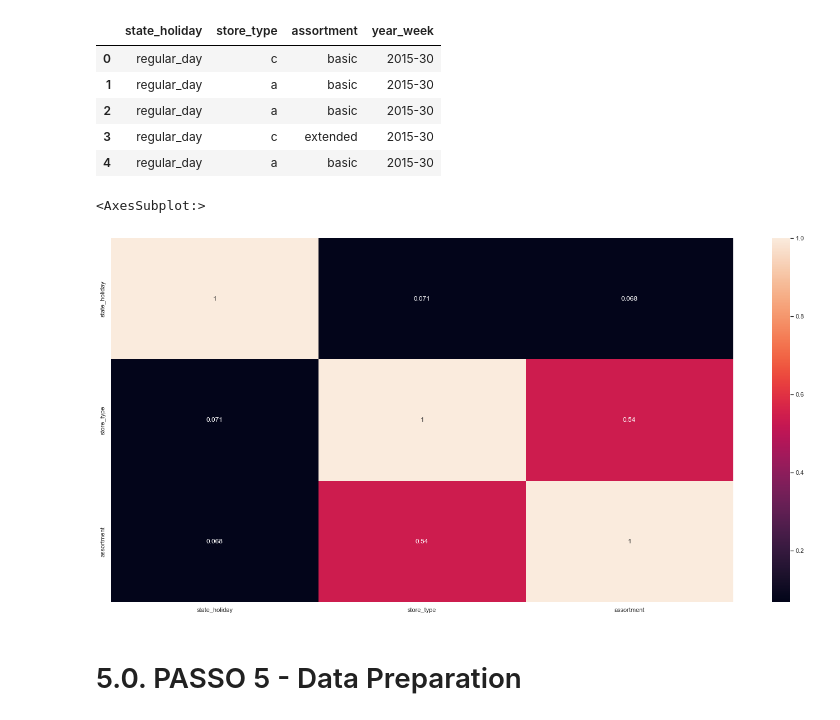
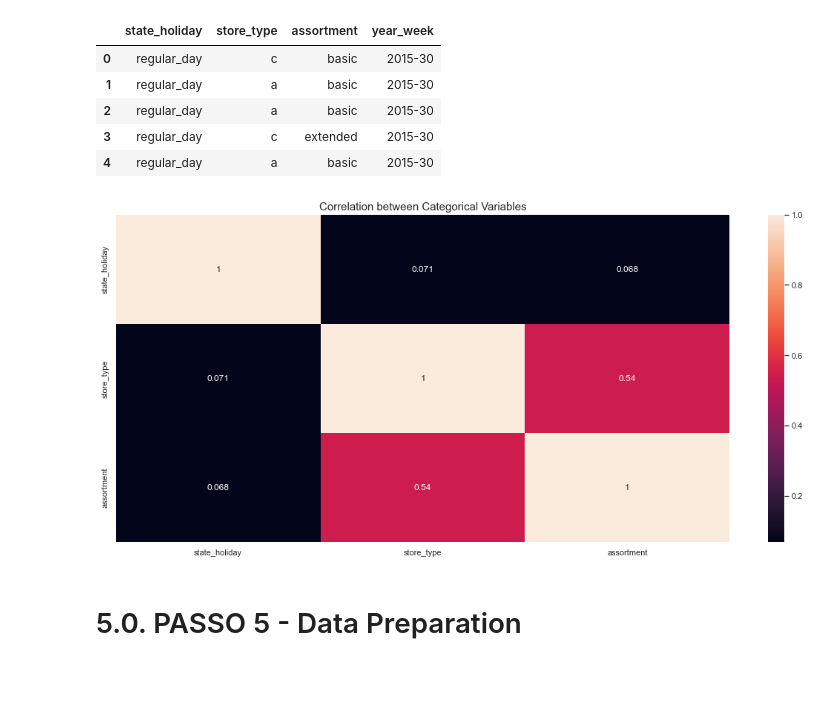
Before and after one commit to ArthurMesquita96/Rossmann-Predict-Sales, a Jupyter notebook: m09_v01_store_sales_predicton.ipynb, the cells around one changed output. Drawn from its saved outputs; the diff is of its cells as text; code cells hidden in the pictures; blank space fills up the shorter version.

```diff
--- a/m09_v01_store_sales_predicton.ipynb
+++ b/m09_v01_store_sales_predicton.ipynb
@@ -902,30 +993,32 @@ a.head()
 # %%
 # only categorical data
 a = df4.select_dtypes( include='object' )
 
 # Calculate cramer V
 a1 = cramer_v( a['state_holiday'], a['state_holiday'] )
 a2 = cramer_v( a['state_holiday'], a['store_type'] )
 a3 = cramer_v( a['state_holiday'], a['assortment'] )
 
 a4 = cramer_v( a['store_type'], a['state_holiday'] )
 a5 = cramer_v( a['store_type'], a['store_type'] )
 a6 = cramer_v( a['store_type'], a['assortment'] )
 
 a7 = cramer_v( a['assortment'], a['state_holiday'] )
 a8 = cramer_v( a['assortment'], a['store_type'] )
 a9 = cramer_v( a['assortment'], a['assortment'] )
 
 # Final dataset
 d = pd.DataFrame( {'state_holiday': [a1, a2, a3],
                'store_type': [a4, a5, a6],
                'assortment': [a7, a8, a9]  })
 d = d.set_index( d.columns )
 
+plt.figure(figsize=(15,7))
+plt.title('Correlation between Categorical Variables',fontsize=15)
 sns.heatmap( d, annot=True )
+plt.tight_layout()
 # %% [output]
-<AxesSubplot:>
-[figure, old version]
+[figure, new version]
 # %% [markdown]
 # 5.0. PASSO 5 - Data Preparation
 # %%
```
Also changed, not shown: parts of 56 cells of this notebook, 11 other files.
